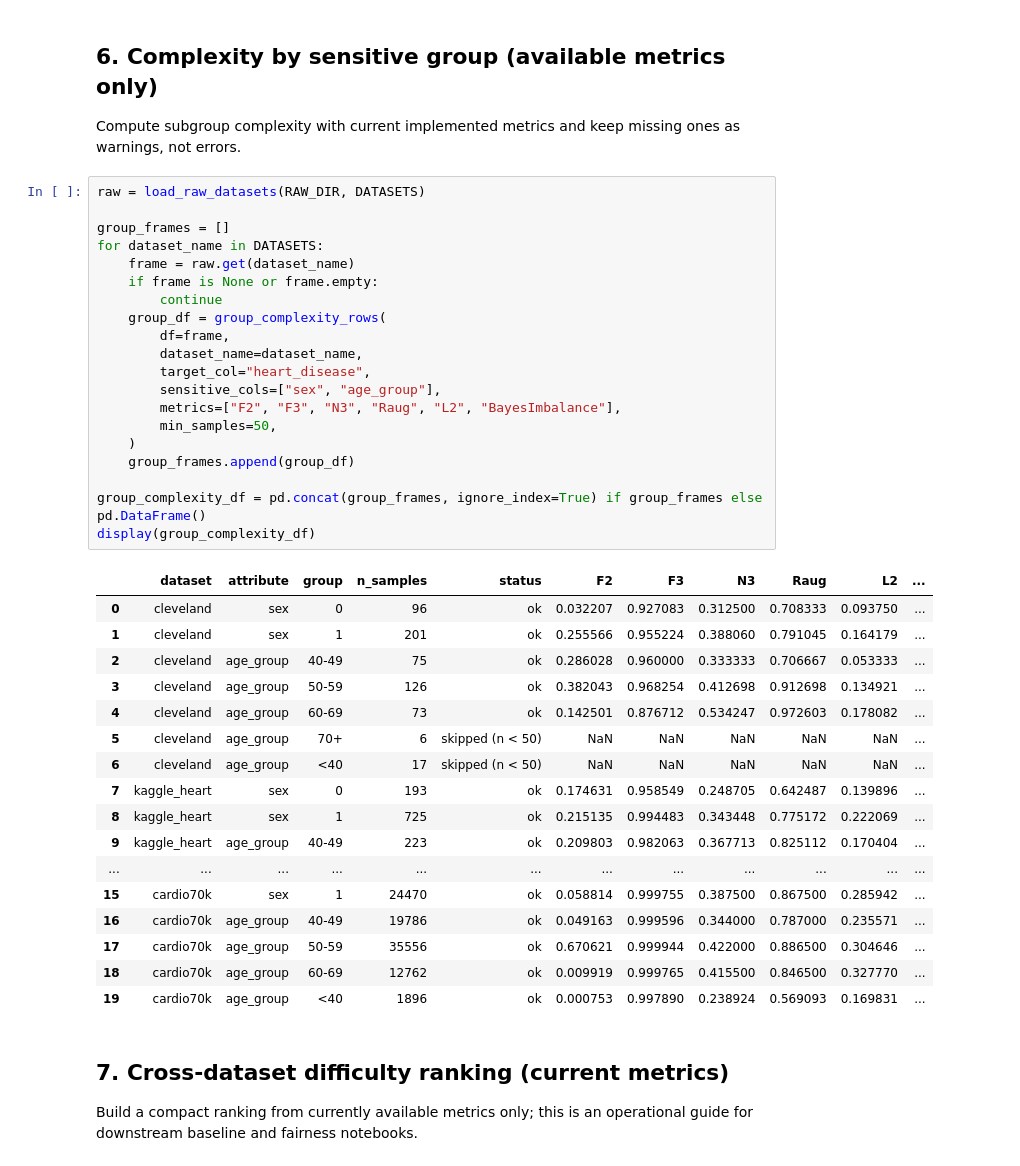
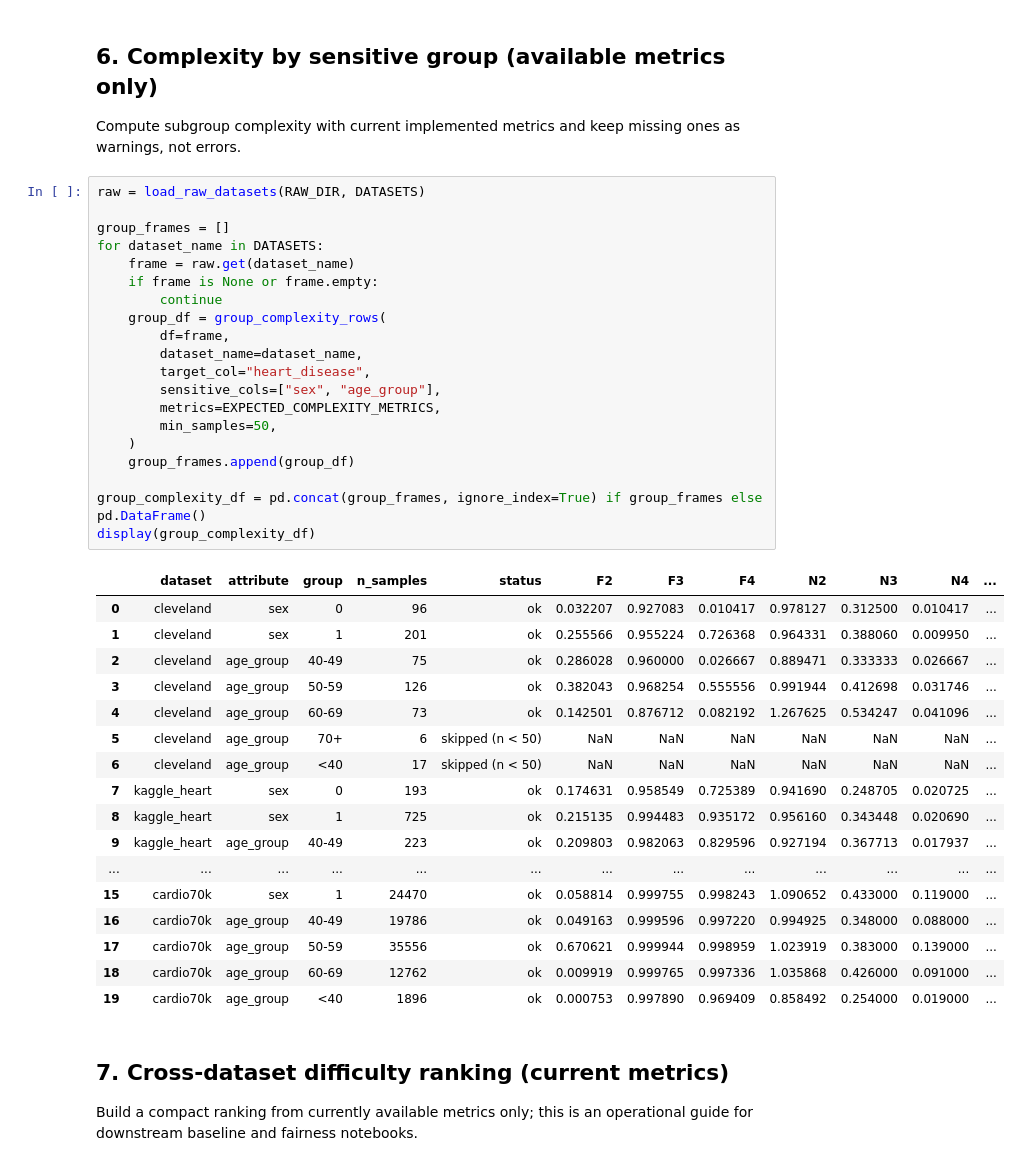
Before and after one commit to UA-Dissertation-Project-107449/FairXAI, a Jupyter notebook: notebooks/cardiac_profilling.ipynb, the cells around one changed output. Drawn from its saved outputs; the diff is of its cells as text.

```diff
--- a/notebooks/cardiac_profilling.ipynb
+++ b/notebooks/cardiac_profilling.ipynb
@@ -129,41 +131,41 @@ Compute subgroup complexity with current implemented metrics and keep missing on
 # %%
 raw = load_raw_datasets(RAW_DIR, DATASETS)
 
 group_frames = []
 for dataset_name in DATASETS:
     frame = raw.get(dataset_name)
     if frame is None or frame.empty:
         continue
     group_df = group_complexity_rows(
         df=frame,
         dataset_name=dataset_name,
         target_col="heart_disease",
         sensitive_cols=["sex", "age_group"],
-        metrics=["F2", "F3", "N3", "Raug", "L2", "BayesImbalance"],
+        metrics=EXPECTED_COMPLEXITY_METRICS,
         min_samples=50,
     )
     group_frames.append(group_df)
 
 group_complexity_df = pd.concat(group_frames, ignore_index=True) if group_frames else pd.DataFrame()
 display(group_complexity_df)
 # %% [output]
-|  | dataset | attribute | group | n_samples | status | F2 | F3 | N3 | Raug | L2 | ... |
-| 0 | cleveland | sex | 0 | 96 | ok | 0.032207 | 0.927083 | 0.312500 | 0.708333 | 0.093750 | ... |
-| 1 | cleveland | sex | 1 | 201 | ok | 0.255566 | 0.955224 | 0.388060 | 0.791045 | 0.164179 | ... |
-| 2 | cleveland | age_group | 40-49 | 75 | ok | 0.286028 | 0.960000 | 0.333333 | 0.706667 | 0.053333 | ... |
-| 3 | cleveland | age_group | 50-59 | 126 | ok | 0.382043 | 0.968254 | 0.412698 | 0.912698 | 0.134921 | ... |
-| 4 | cleveland | age_group | 60-69 | 73 | ok | 0.142501 | 0.876712 | 0.534247 | 0.972603 | 0.178082 | ... |
-| 5 | cleveland | age_group | 70+ | 6 | skipped (n < 50) | NaN | NaN | NaN | NaN | NaN | ... |
-| 6 | cleveland | age_group | <40 | 17 | skipped (n < 50) | NaN | NaN | NaN | NaN | NaN | ... |
-| 7 | kaggle_heart | sex | 0 | 193 | ok | 0.174631 | 0.958549 | 0.248705 | 0.642487 | 0.139896 | ... |
-| 8 | kaggle_heart | sex | 1 | 725 | ok | 0.215135 | 0.994483 | 0.343448 | 0.775172 | 0.222069 | ... |
-| 9 | kaggle_heart | age_group | 40-49 | 223 | ok | 0.209803 | 0.982063 | 0.367713 | 0.825112 | 0.170404 | ... |
-| ... | ... | ... | ... | ... | ... | ... | ... | ... | ... | ... | ... |
-| 15 | cardio70k | sex | 1 | 24470 | ok | 0.058814 | 0.999755 | 0.387500 | 0.867500 | 0.285942 | ... |
-| 16 | cardio70k | age_group | 40-49 | 19786 | ok | 0.049163 | 0.999596 | 0.344000 | 0.787000 | 0.235571 | ... |
-| 17 | cardio70k | age_group | 50-59 | 35556 | ok | 0.670621 | 0.999944 | 0.422000 | 0.886500 | 0.304646 | ... |
-| 18 | cardio70k | age_group | 60-69 | 12762 | ok | 0.009919 | 0.999765 | 0.415500 | 0.846500 | 0.327770 | ... |
-| 19 | cardio70k | age_group | <40 | 1896 | ok | 0.000753 | 0.997890 | 0.238924 | 0.569093 | 0.169831 | ... |
+|  | dataset | attribute | group | n_samples | status | F2 | F3 | F4 | N2 | N3 | N4 | ... |
+| 0 | cleveland | sex | 0 | 96 | ok | 0.032207 | 0.927083 | 0.010417 | 0.978127 | 0.312500 | 0.010417 | ... |
+| 1 | cleveland | sex | 1 | 201 | ok | 0.255566 | 0.955224 | 0.726368 | 0.964331 | 0.388060 | 0.009950 | ... |
+| 2 | cleveland | age_group | 40-49 | 75 | ok | 0.286028 | 0.960000 | 0.026667 | 0.889471 | 0.333333 | 0.026667 | ... |
+| 3 | cleveland | age_group | 50-59 | 126 | ok | 0.382043 | 0.968254 | 0.555556 | 0.991944 | 0.412698 | 0.031746 | ... |
+| 4 | cleveland | age_group | 60-69 | 73 | ok | 0.142501 | 0.876712 | 0.082192 | 1.267625 | 0.534247 | 0.041096 | ... |
+| 5 | cleveland | age_group | 70+ | 6 | skipped (n < 50) | NaN | NaN | NaN | NaN | NaN | NaN | ... |
+| 6 | cleveland | age_group | <40 | 17 | skipped (n < 50) | NaN | NaN | NaN | NaN | NaN | NaN | ... |
+| 7 | kaggle_heart | sex | 0 | 193 | ok | 0.174631 | 0.958549 | 0.725389 | 0.941690 | 0.248705 | 0.020725 | ... |
+| 8 | kaggle_heart | sex | 1 | 725 | ok | 0.215135 | 0.994483 | 0.935172 | 0.956160 | 0.343448 | 0.020690 | ... |
+| 9 | kaggle_heart | age_group | 40-49 | 223 | ok | 0.209803 | 0.982063 | 0.829596 | 0.927194 | 0.367713 | 0.017937 | ... |
+| ... | ... | ... | ... | ... | ... | ... | ... | ... | ... | ... | ... | ... |
+| 15 | cardio70k | sex | 1 | 24470 | ok | 0.058814 | 0.999755 | 0.998243 | 1.090652 | 0.433000 | 0.119000 | ... |
+| 16 | cardio70k | age_group | 40-49 | 19786 | ok | 0.049163 | 0.999596 | 0.997220 | 0.994925 | 0.348000 | 0.088000 | ... |
+| 17 | cardio70k | age_group | 50-59 | 35556 | ok | 0.670621 | 0.999944 | 0.998959 | 1.023919 | 0.383000 | 0.139000 | ... |
+| 18 | cardio70k | age_group | 60-69 | 12762 | ok | 0.009919 | 0.999765 | 0.997336 | 1.035868 | 0.426000 | 0.091000 | ... |
+| 19 | cardio70k | age_group | <40 | 1896 | ok | 0.000753 | 0.997890 | 0.969409 | 0.858492 | 0.254000 | 0.019000 | ... |
 # %% [markdown]
 ## 7. Cross-dataset difficulty ranking (current metrics)
 Build a compact ranking from currently available metrics only; this is an operational guide for downstream baseline and fairness notebooks.
```
Also changed, not shown: parts of 6 cells of this notebook, 6 other files.
